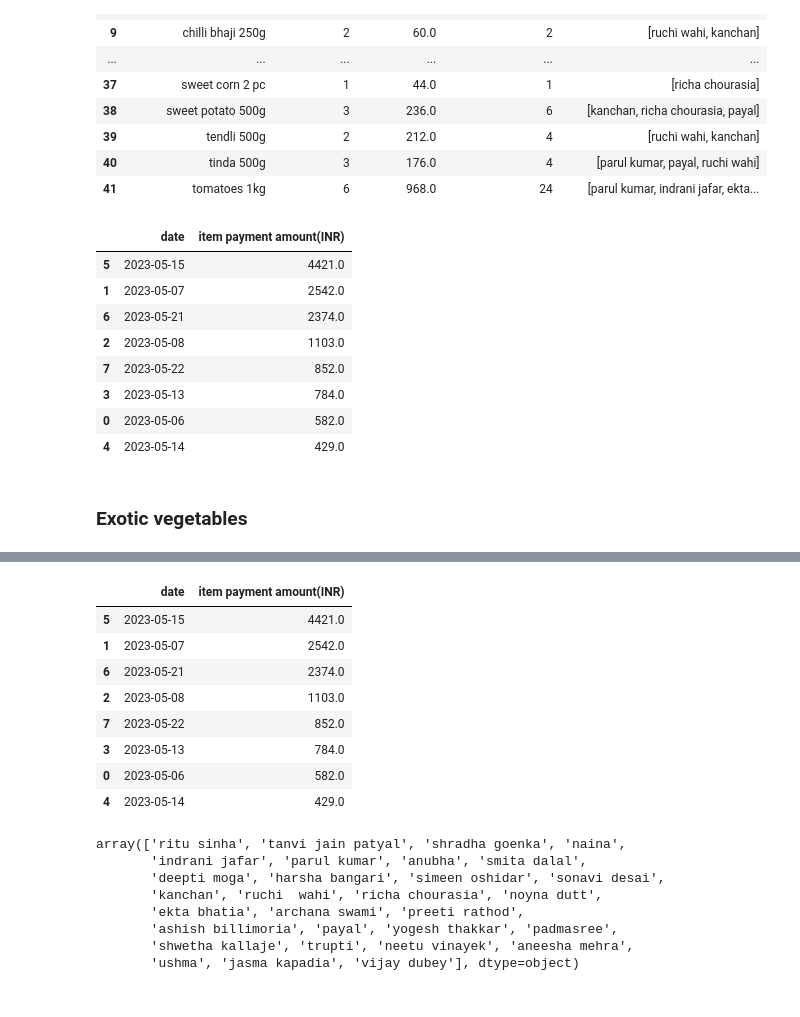
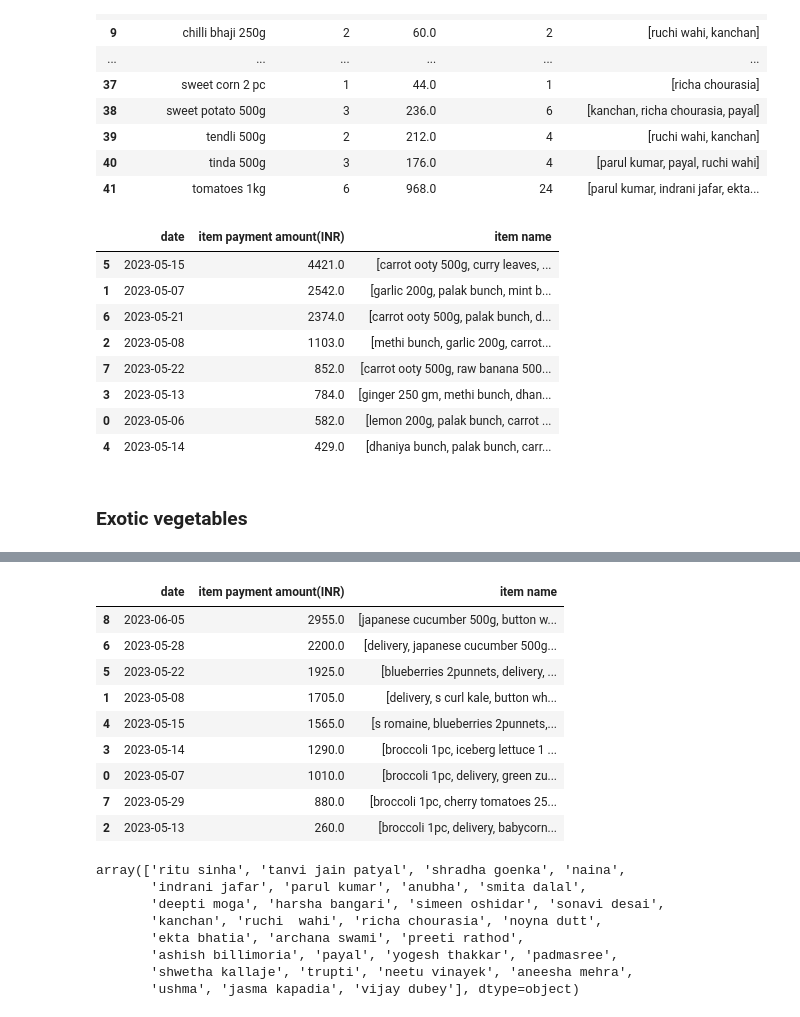
Before and after one commit to shuklatushar/Uniq_farm_analysis, a Jupyter notebook: original -tushar.ipynb, the cells around one changed output, grey strips where cells are left out. Cells and saved outputs as stored; diff of their text form; code cells hidden in the pictures.

```diff
--- a/original -tushar.ipynb
+++ b/original -tushar.ipynb
@@ -839,17 +845,20 @@ merged_df
 | 41 | tomatoes 1kg | 6 | 968.0 | 24 | [parul kumar, indrani jafar, ekta... |
 # %%
 Vegetables_date=Vegetables.groupby('date')['item payment amount(INR) '].sum().reset_index()
-Vegetables_date.sort_values(by='item payment amount(INR) ',ascending=False)
+unique_Vegetables=Vegetables.groupby('date')['item name'].unique().reset_index()
+
+merged_df = pd.merge(Vegetables_date,unique_Vegetables, on='date', how='left')
+merged_df.sort_values(by='item payment amount(INR) ',ascending=False)
 # %% [output]
-|  | date | item payment amount(INR) |
-| 5 | 2023-05-15 | 4421.0 |
-| 1 | 2023-05-07 | 2542.0 |
-| 6 | 2023-05-21 | 2374.0 |
-| 2 | 2023-05-08 | 1103.0 |
-| 7 | 2023-05-22 | 852.0 |
-| 3 | 2023-05-13 | 784.0 |
-| 0 | 2023-05-06 | 582.0 |
-| 4 | 2023-05-14 | 429.0 |
+|  | date | item payment amount(INR) | item name |
+| 5 | 2023-05-15 | 4421.0 | [carrot ooty 500g, curry leaves, ... |
+| 1 | 2023-05-07 | 2542.0 | [garlic 200g, palak bunch, mint b... |
+| 6 | 2023-05-21 | 2374.0 | [carrot ooty 500g, palak bunch, d... |
+| 2 | 2023-05-08 | 1103.0 | [methi bunch, garlic 200g, carrot... |
+| 7 | 2023-05-22 | 852.0 | [carrot ooty 500g, raw banana 500... |
+| 3 | 2023-05-13 | 784.0 | [ginger 250 gm, methi bunch, dhan... |
+| 0 | 2023-05-06 | 582.0 | [lemon 200g, palak bunch, carrot ... |
+| 4 | 2023-05-14 | 429.0 | [dhaniya bunch, palak bunch, carr... |
 # %% [markdown]
 ### Exotic vegetables
 # %%
@@ -885,18 +894,22 @@ merged_df
 | 21 | s summercrisp | 2 | 220.0 | 2 | [ashish billimoria, trupti] |
 | 22 | yellow zucchini 1pc | 4 | 300.0 | 4 | [ruchi wahi, richa chourasia, ind... |
 # %%
-exotic_vegies_date=Vegetables.groupby('date')['item payment amount(INR) '].sum().reset_index()
-exotic_vegies_date.sort_values(by='item payment amount(INR) ',ascending=False)
+exotic_vegies_date=exotic_vegies.groupby('date')['item payment amount(INR) '].sum().reset_index()
+unique_exotic_vegies=exotic_vegies.groupby('date')['item name'].unique().reset_index()
+
+merged_df = pd.merge(exotic_vegies_date,unique_exotic_vegies, on='date', how='left')
+merged_df.sort_values(by='item payment amount(INR) ',ascending=False)
 # %% [output]
-|  | date | item payment amount(INR) |
-| 5 | 2023-05-15 | 4421.0 |
-| 1 | 2023-05-07 | 2542.0 |
-| 6 | 2023-05-21 | 2374.0 |
-| 2 | 2023-05-08 | 1103.0 |
-| 7 | 2023-05-22 | 852.0 |
-| 3 | 2023-05-13 | 784.0 |
-| 0 | 2023-05-06 | 582.0 |
-| 4 | 2023-05-14 | 429.0 |
+|  | date | item payment amount(INR) | item name |
+| 8 | 2023-06-05 | 2955.0 | [japanese cucumber 500g, button w... |
+| 6 | 2023-05-28 | 2200.0 | [delivery, japanese cucumber 500g... |
+| 5 | 2023-05-22 | 1925.0 | [blueberries 2punnets, delivery, ... |
+| 1 | 2023-05-08 | 1705.0 | [delivery, s curl kale, button wh... |
+| 4 | 2023-05-15 | 1565.0 | [s romaine, blueberries 2punnets,... |
+| 3 | 2023-05-14 | 1290.0 | [broccoli 1pc, iceberg lettuce 1 ... |
+| 0 | 2023-05-07 | 1010.0 | [broccoli 1pc, delivery, green zu... |
+| 7 | 2023-05-29 | 880.0 | [broccoli 1pc, cherry tomatoes 25... |
+| 2 | 2023-05-13 | 260.0 | [broccoli 1pc, delivery, babycorn... |
 # %%
 combined_data_payment_completed['name'].unique()
 # %% [output]
```
Also changed, not shown: parts of 2 cells of this notebook.
